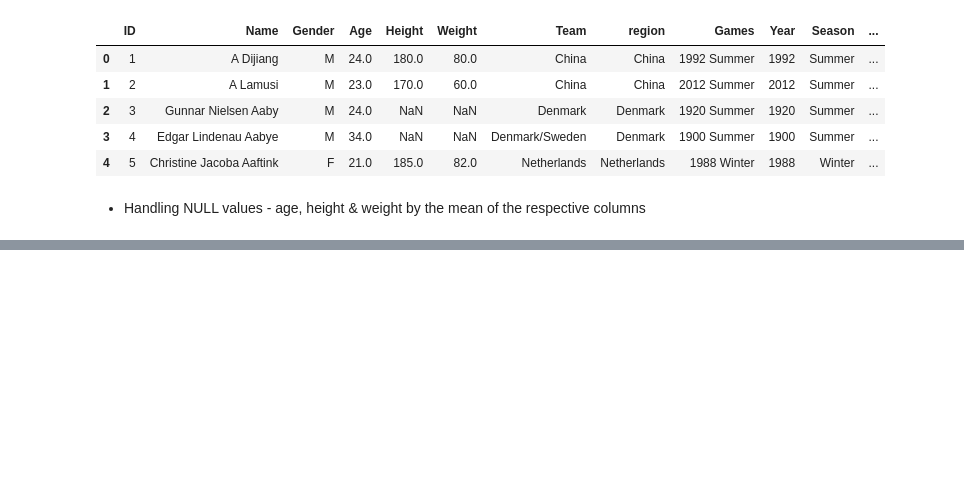
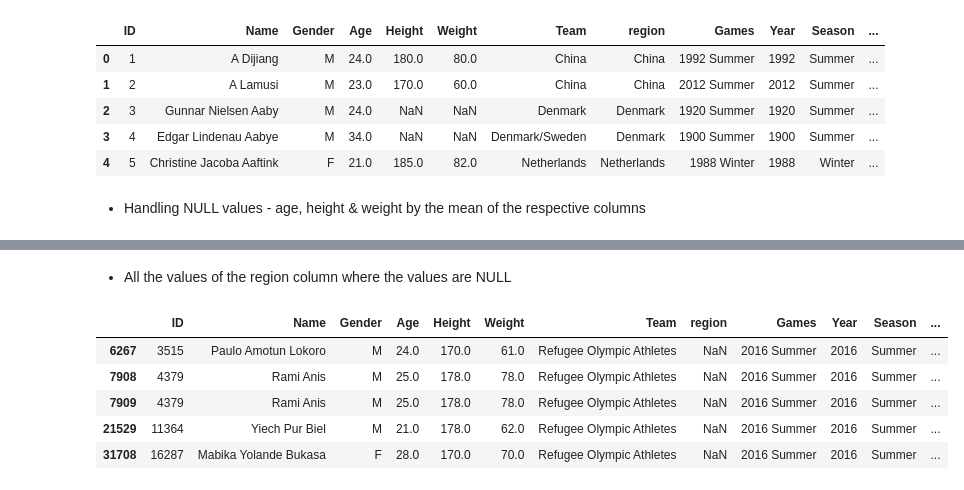
Before and after one commit to Naveen-Karanamu/Olympics-Data-Analytics, a Jupyter notebook: main.ipynb, the cells around one changed output, grey strips where cells are left out. Saved outputs shown, nothing was run; the diff lists cells and outputs as text; code cells hidden in the pictures; blank space fills up the shorter version.

```diff
--- a/main.ipynb
+++ b/main.ipynb
@@ -101,0 +123,4 @@ at=ath.merge(nocc,how="left",on="NOC")
+# %%
+for i in range(271116):
+    if(at.Team[i]=='Singapore'or at.Team[i]=="Singapore"):
+        at.region[i]='Singapore'
@@ -169,3 +199,14 @@ Sport          0
 Event          0
 Medal     231333
 dtype: int64
+# %% [markdown]
+* All the values of the region column where the values are NULL
+# %%
+at[at.region.isna()].head()
+# %% [output]
+|  | ID | Name | Gender | Age | Height | Weight | Team | region | Games | Year | Season | ... |
+| 6267 | 3515 | Paulo Amotun Lokoro | M | 24.0 | 170.0 | 61.0 | Refugee Olympic Athletes | NaN | 2016 Summer | 2016 | Summer | ... |
+| 7908 | 4379 | Rami Anis | M | 25.0 | 178.0 | 78.0 | Refugee Olympic Athletes | NaN | 2016 Summer | 2016 | Summer | ... |
+| 7909 | 4379 | Rami Anis | M | 25.0 | 178.0 | 78.0 | Refugee Olympic Athletes | NaN | 2016 Summer | 2016 | Summer | ... |
+| 21529 | 11364 | Yiech Pur Biel | M | 21.0 | 178.0 | 62.0 | Refugee Olympic Athletes | NaN | 2016 Summer | 2016 | Summer | ... |
+| 31708 | 16287 | Mabika Yolande Bukasa | F | 28.0 | 170.0 | 70.0 | Refugee Olympic Athletes | NaN | 2016 Summer | 2016 | Summer | ... |
```
Also changed, not shown: parts of 15 cells of this notebook.
